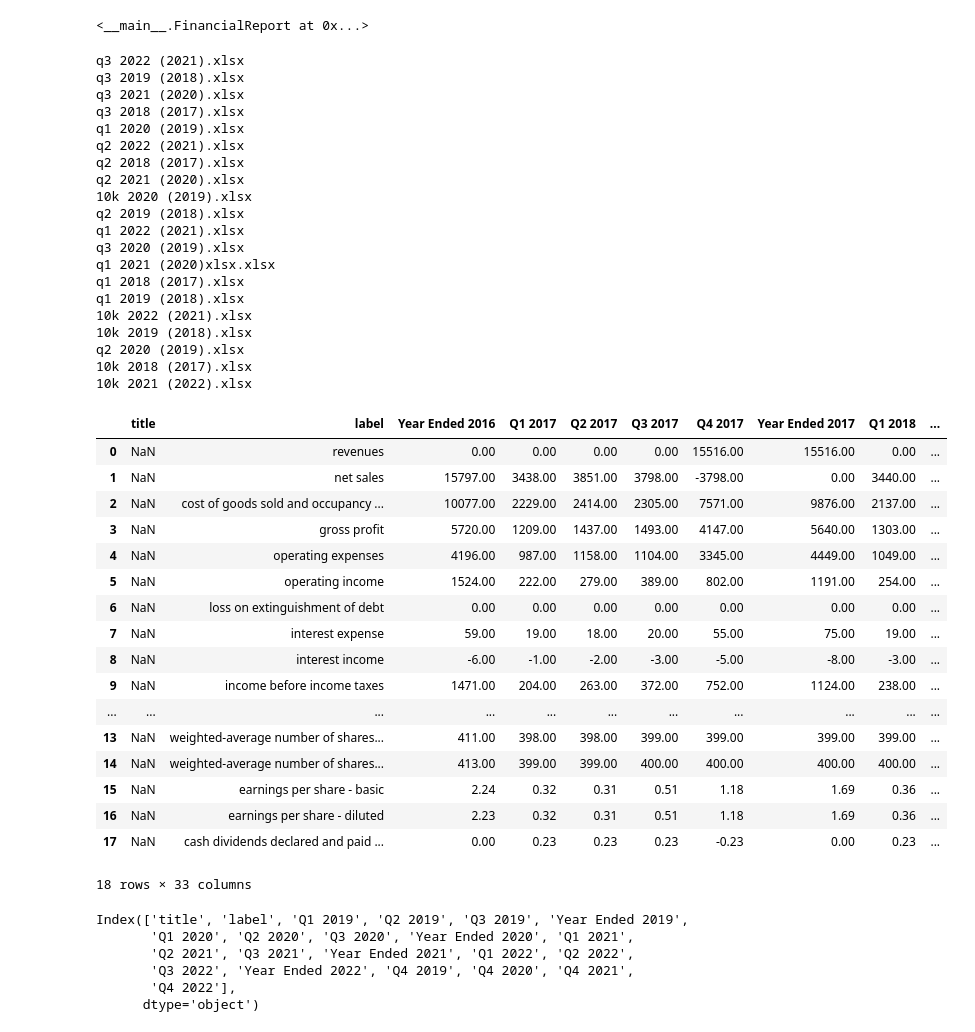
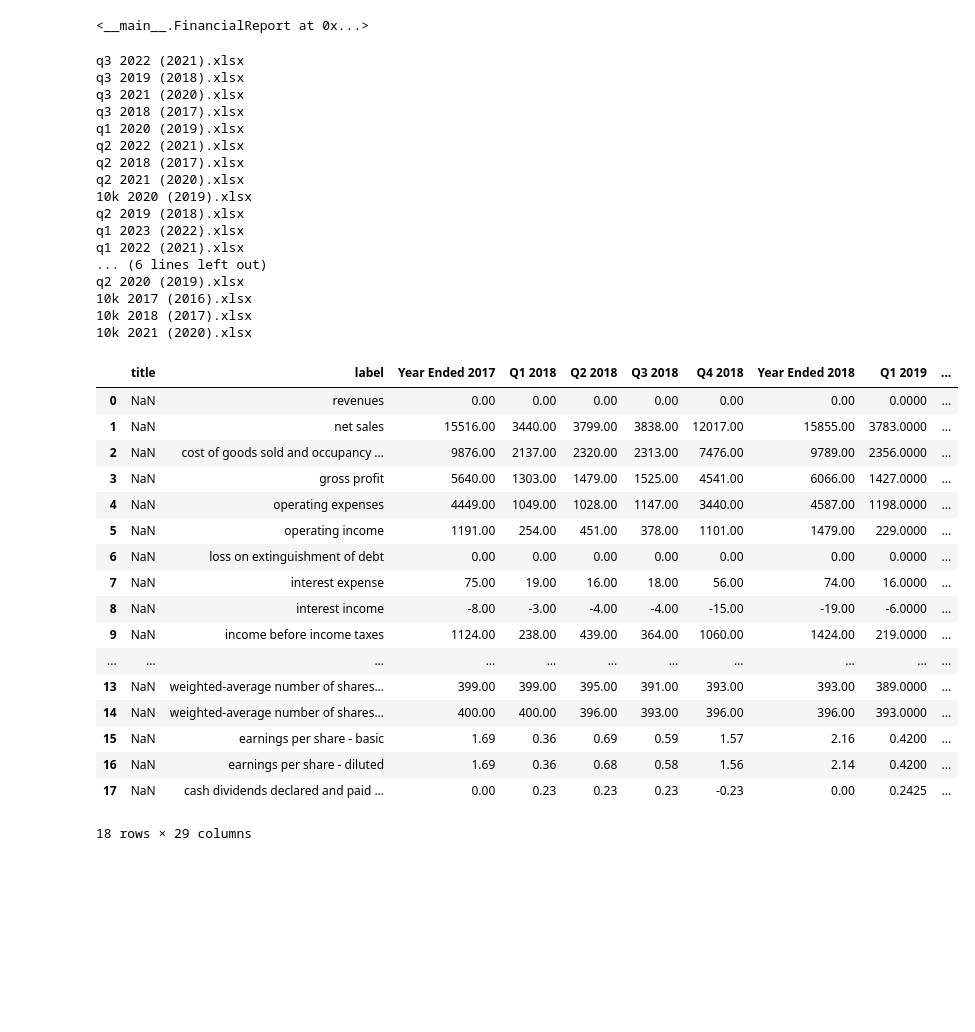
Before and after one commit to Julia-Susser/Financial-Statements, a Jupyter notebook: parse income, balance, cashflow.ipynb, the cells around one changed output. Saved outputs shown, nothing was run; the diff lists cells and outputs as text; code cells hidden in the pictures; blank space fills up the shorter version.

```diff
--- a/parse income, balance, cashflow.ipynb
+++ b/parse income, balance, cashflow.ipynb
@@ -141,10 +136,10 @@ class FinancialDataMerge:
 
             sheet = self.parseStatement(sheet)
 
-            self.finalStatement = pd.merge(self.finalStatement, sheet, how="outer",on=["label","title"],suffixes=('', '_x'))
+            self.finalStatement = pd.merge(self.finalStatement, sheet, how="outer",on=["label"],suffixes=('', '_x'))
 
             self.finalStatement.title_order = [self.merge_number(self.finalStatement.title_order[i],self.finalStatement.title_order_x[i]) for i in range(len(self.finalStatement))] #merge the number for the titles. use greatest num bc bigger num means there is section before it
-            self.finalStatement = self.finalStatement.drop(["title_order_x"],axis=1)
+            self.finalStatement = self.finalStatement.drop(["title_order_x","title_x"],axis=1)
 
     def rearrangeFinalStatement(self):
         self.finalStatement = self.finalStatement.replace(" ",np.nan)
@@ -253,9 +248,9 @@ class Income(FinancialDataMerge, ProcessQuarters, HelperFunctions):
         quarters = self.finalStatement[self.getQuarterHeaders()]
         self.finalStatement[self.getQuarterHeaders()] = quarters.where(np.abs(quarters)<10**6,quarters/10**6)
 
-        years = self.getYears()
+        years = self.getYears()[1:]
         for year in years:
-            if "Q1 "+year not in self.getQuarterHeaders():
+            if "Year Ended "+year not in self.getQuarterHeaders():
                 continue
             self.finalStatement["Q4 "+year] = self.finalStatement["Year Ended "+year] - self.finalStatement["Q3 "+year]
 
@@ -263,56 +258,45 @@ class Income(FinancialDataMerge, ProcessQuarters, HelperFunctions):
 # %%
 income = Income()
 finalIncome = income.finalStatement
-finalIncome.to_excel("output/income.xlsx",index=False)
+finalIncome.to_excel("output/raw/income.xlsx",index=False)
 finalIncome
+finalIncome
 # %% [output]
 q3 2022 (2021).xlsx
 q3 2019 (2018).xlsx
 q3 2021 (2020).xlsx
 q3 2018 (2017).xlsx
 q1 2020 (2019).xlsx
 q2 2022 (2021).xlsx
 q2 2018 (2017).xlsx
 q2 2021 (2020).xlsx
 10k 2020 (2019).xlsx
 q2 2019 (2018).xlsx
+q1 2023 (2022).xlsx
 q1 2022 (2021).xlsx
-q3 2020 (2019).xlsx
-q1 2021 (2020)xlsx.xlsx
-q1 2018 (2017).xlsx
-q1 2019 (2018).xlsx
-10k 2022 (2021).xlsx
-10k 2019 (2018).xlsx
+... (6 lines left out)
 q2 2020 (2019).xlsx
+10k 2017 (2016).xlsx
 10k 2018 (2017).xlsx
-10k 2021 (2022).xlsx
+10k 2021 (2020).xlsx
-|  | title | label | Year Ended 2016 | Q1 2017 | Q2 2017 | Q3 2017 | Q4 2017 | Year Ended 2017 | Q1 2018 | ... |
-| 0 | NaN | revenues | 0.00 | 0.00 | 0.00 | 0.00 | 15516.00 | 15516.00 | 0.00 | ... |
-| 1 | NaN | net sales | 15797.00 | 3438.00 | 3851.00 | 3798.00 | -3798.00 | 0.00 | 3440.00 | ... |
-| 2 | NaN | cost of goods sold and occupancy ... | 10077.00 | 2229.00 | 2414.00 | 2305.00 | 7571.00 | 9876.00 | 2137.00 | ... |
-| 3 | NaN | gross profit | 5720.00 | 1209.00 | 1437.00 | 1493.00 | 4147.00 | 5640.00 | 1303.00 | ... |
-| 4 | NaN | operating expenses | 4196.00 | 987.00 | 1158.00 | 1104.00 | 3345.00 | 4449.00 | 1049.00 | ... |
-| 5 | NaN | operating income | 1524.00 | 222.00 | 279.00 | 389.00 | 802.00 | 1191.00 | 254.00 | ... |
-| 6 | NaN | loss on extinguishment of debt | 0.00 | 0.00 | 0.00 | 0.00 | 0.00 | 0.00 | 0.00 | ... |
-| 7 | NaN | interest expense | 59.00 | 19.00 | 18.00 | 20.00 | 55.00 | 75.00 | 19.00 | ... |
-| 8 | NaN | interest income | -6.00 | -1.00 | -2.00 | -3.00 | -5.00 | -8.00 | -3.00 | ... |
-| 9 | NaN | income before income taxes | 1471.00 | 204.00 | 263.00 | 372.00 | 752.00 | 1124.00 | 238.00 | ... |
+|  | title | label | Year Ended 2017 | Q1 2018 | Q2 2018 | Q3 2018 | Q4 2018 | Year Ended 2018 | Q1 2019 | ... |
+| 0 | NaN | revenues | 0.00 | 0.00 | 0.00 | 0.00 | 0.00 | 0.00 | 0.0000 | ... |
+| 1 | NaN | net sales | 15516.00 | 3440.00 | 3799.00 | 3838.00 | 12017.00 | 15855.00 | 3783.0000 | ... |
+| 2 | NaN | cost of goods sold and occupancy ... | 9876.00 | 2137.00 | 2320.00 | 2313.00 | 7476.00 | 9789.00 | 2356.0000 | ... |
+| 3 | NaN | gross profit | 5640.00 | 1303.00 | 1479.00 | 1525.00 | 4541.00 | 6066.00 | 1427.0000 | ... |
+| 4 | NaN | operating expenses | 4449.00 | 1049.00 | 1028.00 | 1147.00 | 3440.00 | 4587.00 | 1198.0000 | ... |
+| 5 | NaN | operating income | 1191.00 | 254.00 | 451.00 | 378.00 | 1101.00 | 1479.00 | 229.0000 | ... |
+| 6 | NaN | loss on extinguishment of debt | 0.00 | 0.00 | 0.00 | 0.00 | 0.00 | 0.00 | 0.0000 | ... |
+| 7 | NaN | interest expense | 75.00 | 19.00 | 16.00 | 18.00 | 56.00 | 74.00 | 16.0000 | ... |
+| 8 | NaN | interest income | -8.00 | -3.00 | -4.00 | -4.00 | -15.00 | -19.00 | -6.0000 | ... |
+| 9 | NaN | income before income taxes | 1124.00 | 238.00 | 439.00 | 364.00 | 1060.00 | 1424.00 | 219.0000 | ... |
 | ... | ... | ... | ... | ... | ... | ... | ... | ... | ... | ... |
-| 13 | NaN | weighted-average number of shares... | 411.00 | 398.00 | 398.00 | 399.00 | 399.00 | 399.00 | 399.00 | ... |
-| 14 | NaN | weighted-average number of shares... | 413.00 | 399.00 | 399.00 | 400.00 | 400.00 | 400.00 | 400.00 | ... |
-| 15 | NaN | earnings per share - basic | 2.24 | 0.32 | 0.31 | 0.51 | 1.18 | 1.69 | 0.36 | ... |
-| 16 | NaN | earnings per share - diluted | 2.23 | 0.32 | 0.31 | 0.51 | 1.18 | 1.69 | 0.36 | ... |
-| 17 | NaN | cash dividends declared and paid ... | 0.00 | 0.23 | 0.23 | 0.23 | -0.23 | 0.00 | 0.23 | ... |
+| 13 | NaN | weighted-average number of shares... | 399.00 | 399.00 | 395.00 | 391.00 | 393.00 | 393.00 | 389.0000 | ... |
+| 14 | NaN | weighted-average number of shares... | 400.00 | 400.00 | 396.00 | 393.00 | 396.00 | 396.00 | 393.0000 | ... |
+| 15 | NaN | earnings per share - basic | 1.69 | 0.36 | 0.69 | 0.59 | 1.57 | 2.16 | 0.4200 | ... |
+| 16 | NaN | earnings per share - diluted | 1.69 | 0.36 | 0.68 | 0.58 | 1.56 | 2.14 | 0.4200 | ... |
+| 17 | NaN | cash dividends declared and paid ... | 0.00 | 0.23 | 0.23 | 0.23 | -0.23 | 0.00 | 0.2425 | ... |
-18 rows × 33 columns
+18 rows × 29 columns
-# %%
-finalIncome.columns
-# %% [output]
-Index(['title', 'label', 'Q1 2019', 'Q2 2019', 'Q3 2019', 'Year Ended 2019',
-       'Q1 2020', 'Q2 2020', 'Q3 2020', 'Year Ended 2020', 'Q1 2021',
-       'Q2 2021', 'Q3 2021', 'Year Ended 2021', 'Q1 2022', 'Q2 2022',
-       'Q3 2022', 'Year Ended 2022', 'Q4 2019', 'Q4 2020', 'Q4 2021',
-       'Q4 2022'],
-      dtype='object')
 # %%
 class Balance(FinancialDataMerge, ProcessQuarters, HelperFunctions):
     def __init__(self):
```
Also changed, not shown: parts of 6 cells of this notebook, 16 other files.
